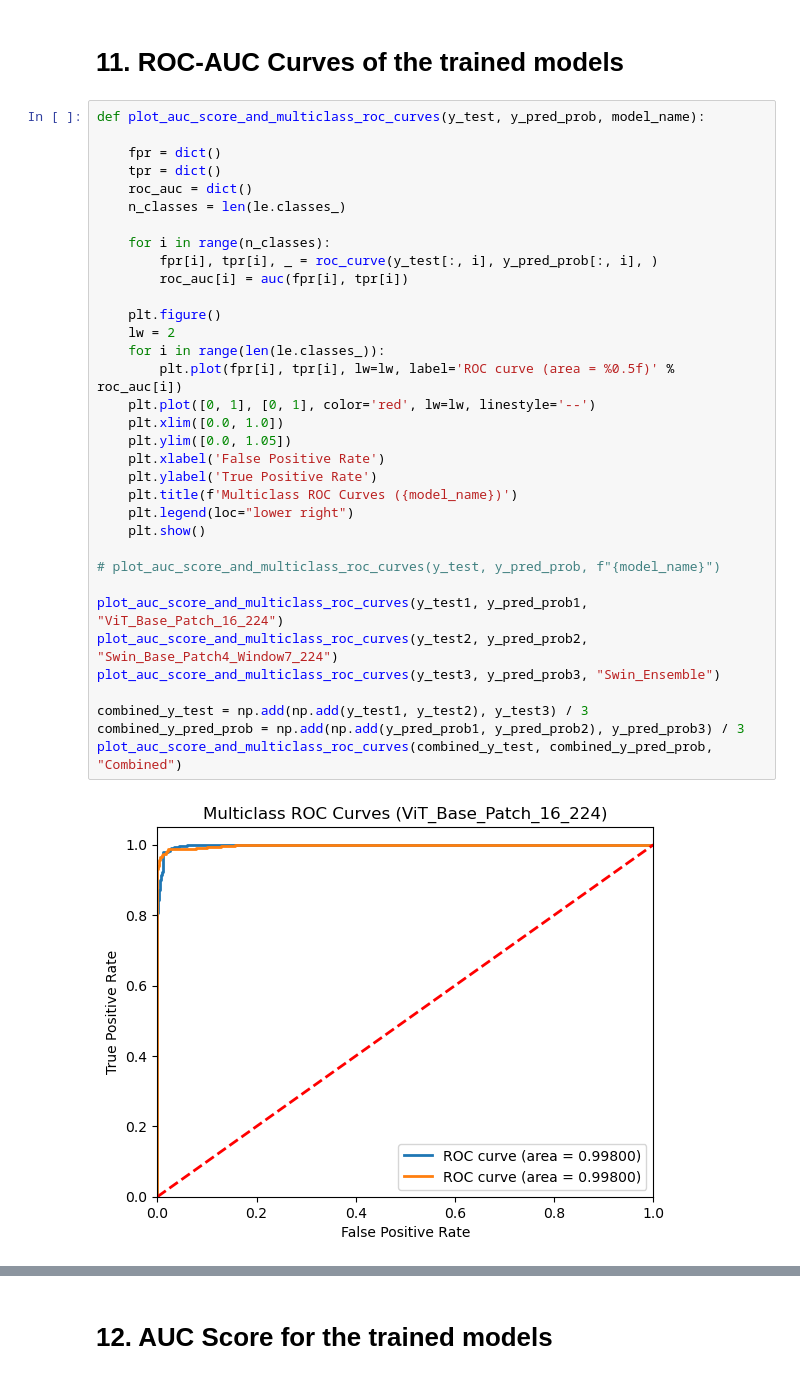
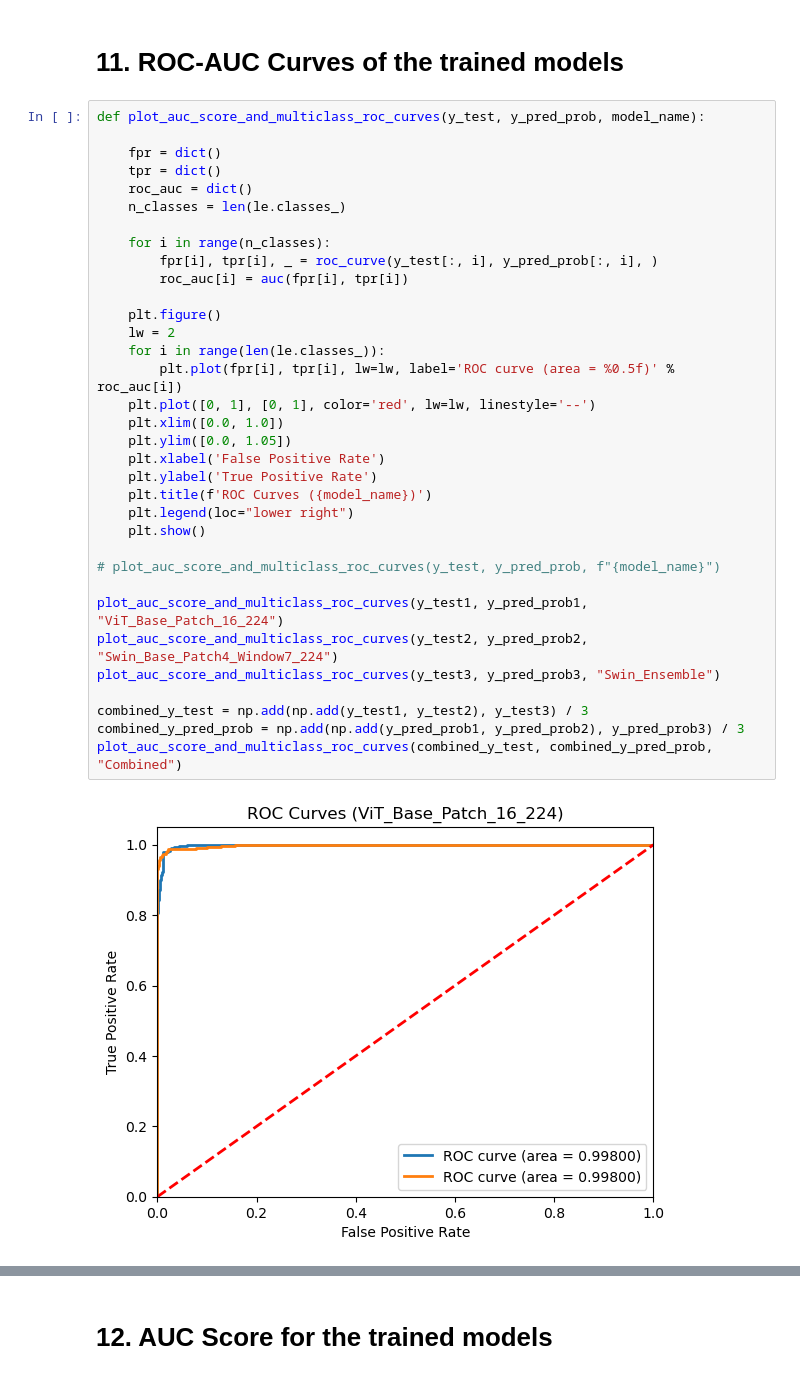
Before and after one commit to rprkh/GSoC-Deep-Lense-Tasks, a Jupyter notebook: Specific Task V - Exploring Transformers/deep_lense_specific_task_5.ipynb, the cells around one changed output, grey strips where cells are left out. Cells and saved outputs as stored; diff of their text form.

```diff
--- a/Specific Task V - Exploring Transformers/deep_lense_specific_task_5_final.ipynb
+++ b/Specific Task V - Exploring Transformers/deep_lense_specific_task_5.ipynb
@@ -857,32 +857,32 @@ def plot_auc_score_and_multiclass_roc_curves(y_test, y_pred_prob, model_name):
     tpr = dict()
     roc_auc = dict()
     n_classes = len(le.classes_)
 
     for i in range(n_classes):
         fpr[i], tpr[i], _ = roc_curve(y_test[:, i], y_pred_prob[:, i], )
         roc_auc[i] = auc(fpr[i], tpr[i])
 
     plt.figure()
     lw = 2
     for i in range(len(le.classes_)):
         plt.plot(fpr[i], tpr[i], lw=lw, label='ROC curve (area = %0.5f)' % roc_auc[i])
     plt.plot([0, 1], [0, 1], color='red', lw=lw, linestyle='--')
     plt.xlim([0.0, 1.0])
     plt.ylim([0.0, 1.05])
     plt.xlabel('False Positive Rate')
     plt.ylabel('True Positive Rate')
-    plt.title(f'Multiclass ROC Curves ({model_name})')
+    plt.title(f'ROC Curves ({model_name})')
     plt.legend(loc="lower right")
     plt.show()
 
 # plot_auc_score_and_multiclass_roc_curves(y_test, y_pred_prob, f"{model_name}")
 
 plot_auc_score_and_multiclass_roc_curves(y_test1, y_pred_prob1, "ViT_Base_Patch_16_224")
 plot_auc_score_and_multiclass_roc_curves(y_test2, y_pred_prob2, "Swin_Base_Patch4_Window7_224")
 plot_auc_score_and_multiclass_roc_curves(y_test3, y_pred_prob3, "Swin_Ensemble")
 
 combined_y_test = np.add(np.add(y_test1, y_test2), y_test3) / 3
 combined_y_pred_prob = np.add(np.add(y_pred_prob1, y_pred_prob2), y_pred_prob3) / 3
 plot_auc_score_and_multiclass_roc_curves(combined_y_test, combined_y_pred_prob, "Combined")
 # %% [output]
-[figure, old version]
+[figure, new version]
```
Also changed, not shown: parts of 4 cells of this notebook.
